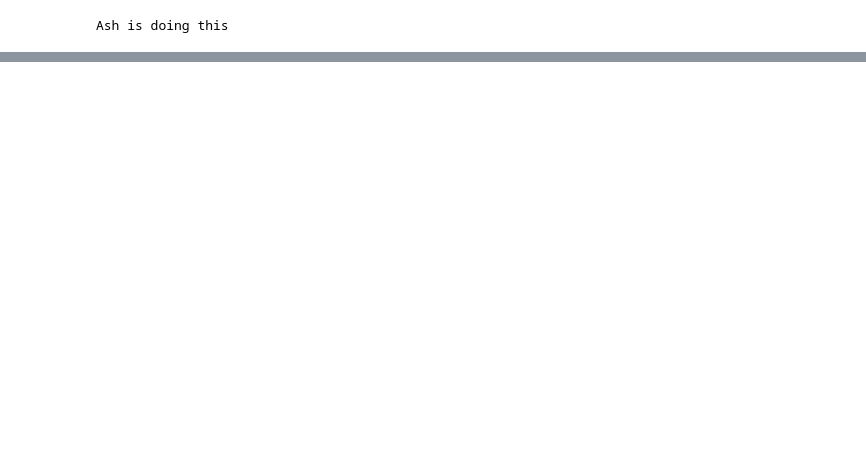
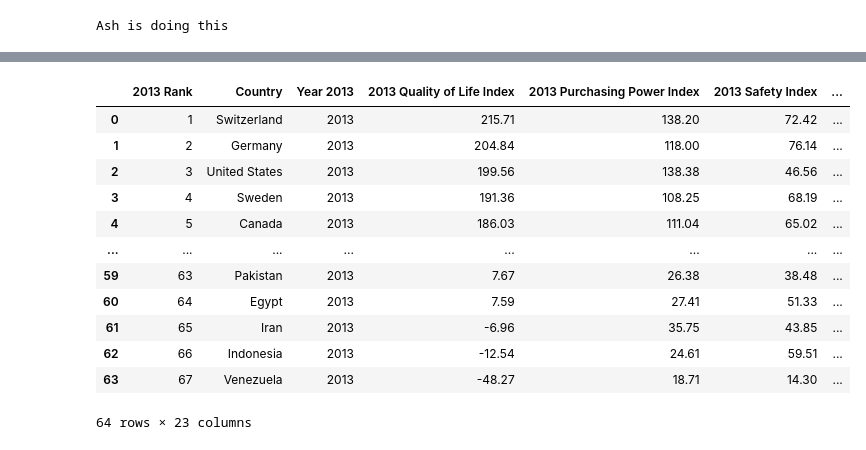
Before and after one commit to sruelle/project-one, a Jupyter notebook: Team Project one.ipynb, the cells around one changed output, grey strips where cells are left out. Saved outputs shown, nothing was run; the diff lists cells and outputs as text; code cells hidden in the pictures; blank space fills up the shorter version.

```diff
--- a/Team Project one.ipynb
+++ b/Team Project one.ipynb
@@ -53,0 +52,45 @@ suicide_rates
+# %%
+# Merge the first two datasets on "quality of life"
+combined_QOF_df = pd.merge(quality_of_life_2013_df, quality_of_life_2014_df, on='Country')
+
+
+# Rename our _x columns to have year appened to each column name
+combined_QOF_df = combined_QOF_df.rename(columns={"Rank_x":"2013 Rank",
+                                                  "Year_x":"Year 2013",
+                                                  "Quality of Life Index_x":"2013 Quality of Life Index",
+                                                  "Purchasing Power Index_x":"2013 Purchasing Power Index",
+                                                  "Safety Index_x":"2013 Safety Index",
+                                                  "Health Care Index_x":"2013 Health Care Index",
+                                                  "Cost of Living Index_x":"2013 Cost of Living Index",
+                                                  "Property Price to Income Ratio_x":"2013 Property Price to Income Ratio",
+                                                  "Traffic Commute Time Index_x":"2013 Traffic Commute Time Index"
+                                                 })
+
+
+# Rename our _y columns to have year appened to each column name
+combined_QOF_df = combined_QOF_df.rename(columns={"Rank_y":"2014 Rank",
+                                                  "Year_y":"Year 2014",
+                                                  "Quality of Life Index_y":"2014 Quality of Life Index",
+                                                  "Purchasing Power Index_y":"2014 Purchasing Power Index",
+                                                  "Safety Index_y":"2014 Safety Index",
+                                                  "Health Care Index_y":"2014 Health Care Index",
+                                                  "Cost of Living Index_y":"2014 Cost of Living Index",
+                                                  "Property Price to Income Ratio_y":"2014 Property Price to Income Ratio",
+                                                  "Traffic Commute Time Index_y":"2014 Traffic Commute Time Index"
+                                                 })
+
+combined_QOF_df
+# %% [output]
+|  | 2013 Rank | Country | Year 2013 | 2013 Quality of Life Index | 2013 Purchasing Power Index | 2013 Safety Index | ... |
+| 0 | 1 | Switzerland | 2013 | 215.71 | 138.20 | 72.42 | ... |
+| 1 | 2 | Germany | 2013 | 204.84 | 118.00 | 76.14 | ... |
+| 2 | 3 | United States | 2013 | 199.56 | 138.38 | 46.56 | ... |
+| 3 | 4 | Sweden | 2013 | 191.36 | 108.25 | 68.19 | ... |
+| 4 | 5 | Canada | 2013 | 186.03 | 111.04 | 65.02 | ... |
+| ... | ... | ... | ... | ... | ... | ... | ... |
+| 59 | 63 | Pakistan | 2013 | 7.67 | 26.38 | 38.48 | ... |
+| 60 | 64 | Egypt | 2013 | 7.59 | 27.41 | 51.33 | ... |
+| 61 | 65 | Iran | 2013 | -6.96 | 35.75 | 43.85 | ... |
+| 62 | 66 | Indonesia | 2013 | -12.54 | 24.61 | 59.51 | ... |
+| 63 | 67 | Venezuela | 2013 | -48.27 | 18.71 | 14.30 | ... |
+64 rows × 23 columns
```
Also changed, not shown: parts of 4 cells of this notebook.
